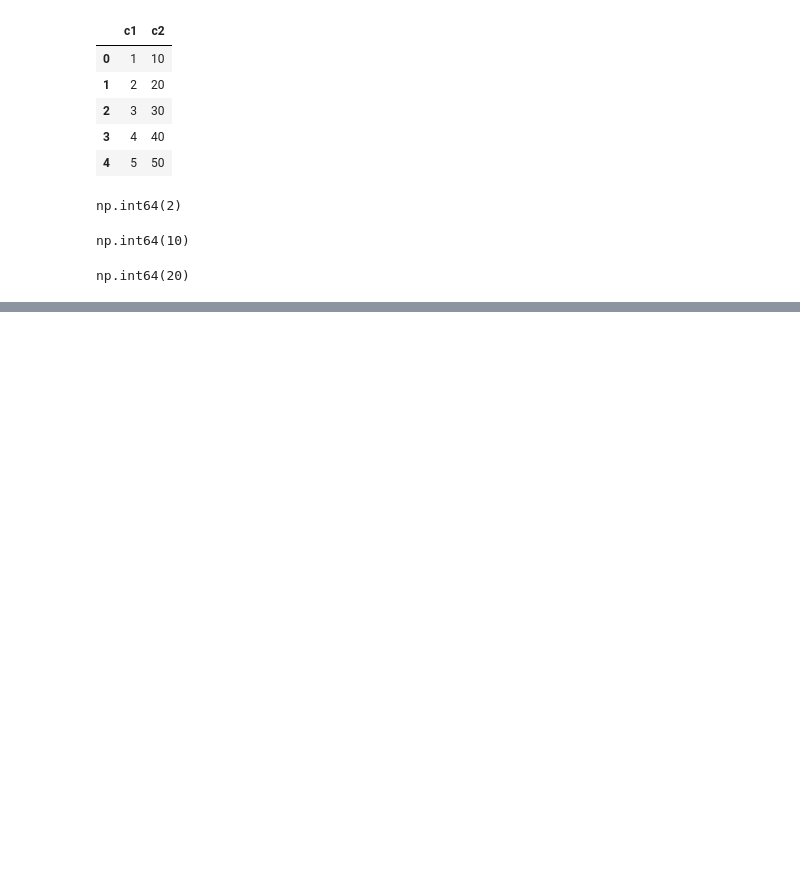
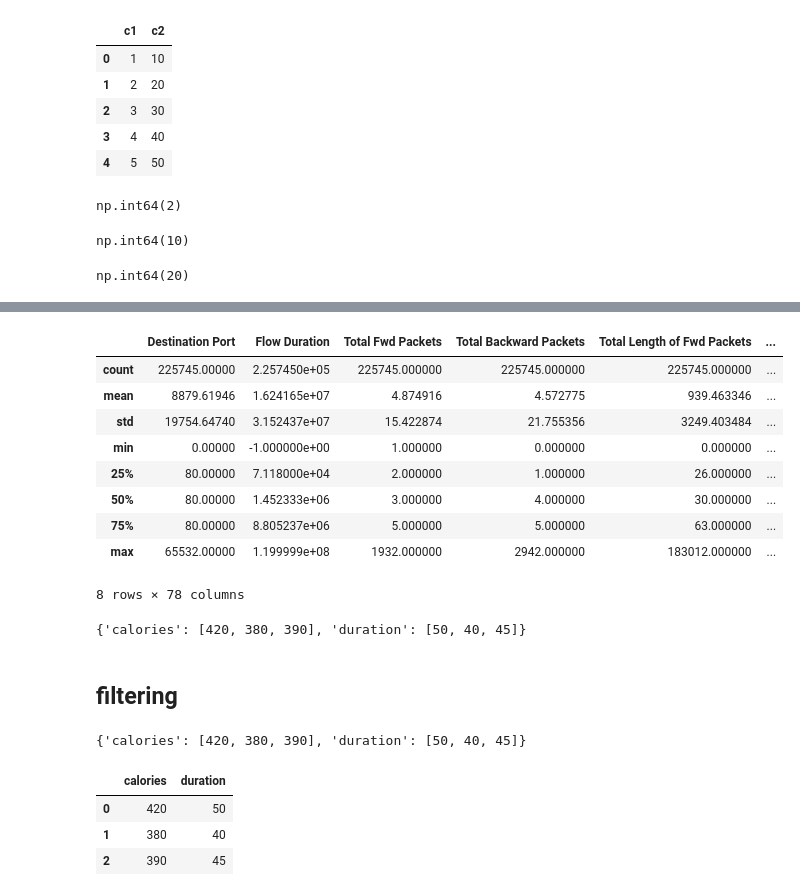
Before and after one commit to rosangithub/datascience, a Jupyter notebook: pandasday1.ipynb, the cells around one changed output, grey strips where cells are left out. Cells and saved outputs as stored; diff of their text form; code cells hidden in the pictures; blank space fills up the shorter version.

```diff
--- a/pandasday1.ipynb
+++ b/pandasday1.ipynb
@@ -386,0 +495,23 @@ np.int64(20)
+# %%
+df.describe()
+# %% [output]
+|  | Destination Port | Flow Duration | Total Fwd Packets | Total Backward Packets | Total Length of Fwd Packets | ... |
+| count | 225745.00000 | 2.257450e+05 | 225745.000000 | 225745.000000 | 225745.000000 | ... |
+| mean | 8879.61946 | 1.624165e+07 | 4.874916 | 4.572775 | 939.463346 | ... |
+| std | 19754.64740 | 3.152437e+07 | 15.422874 | 21.755356 | 3249.403484 | ... |
+| min | 0.00000 | -1.000000e+00 | 1.000000 | 0.000000 | 0.000000 | ... |
+| 25% | 80.00000 | 7.118000e+04 | 2.000000 | 1.000000 | 26.000000 | ... |
+| 50% | 80.00000 | 1.452333e+06 | 3.000000 | 4.000000 | 30.000000 | ... |
+| 75% | 80.00000 | 8.805237e+06 | 5.000000 | 5.000000 | 63.000000 | ... |
+| max | 65532.00000 | 1.199999e+08 | 1932.000000 | 2942.000000 | 183012.000000 | ... |
+8 rows × 78 columns
+# %%
+data
+# %% [output]
+{'calories': [420, 380, 390], 'duration': [50, 40, 45]}
+# %% [markdown]
+## filtering
+# %%
+data
+# %% [output]
+{'calories': [420, 380, 390], 'duration': [50, 40, 45]}
@@ -386,0 +520,7 @@ np.int64(20)
+# %%
+df1
+# %% [output]
+|  | calories | duration |
+| 0 | 420 | 50 |
+| 1 | 380 | 40 |
+| 2 | 390 | 45 |
```
Also changed, not shown: parts of 93 cells of this notebook, 1 other file.
